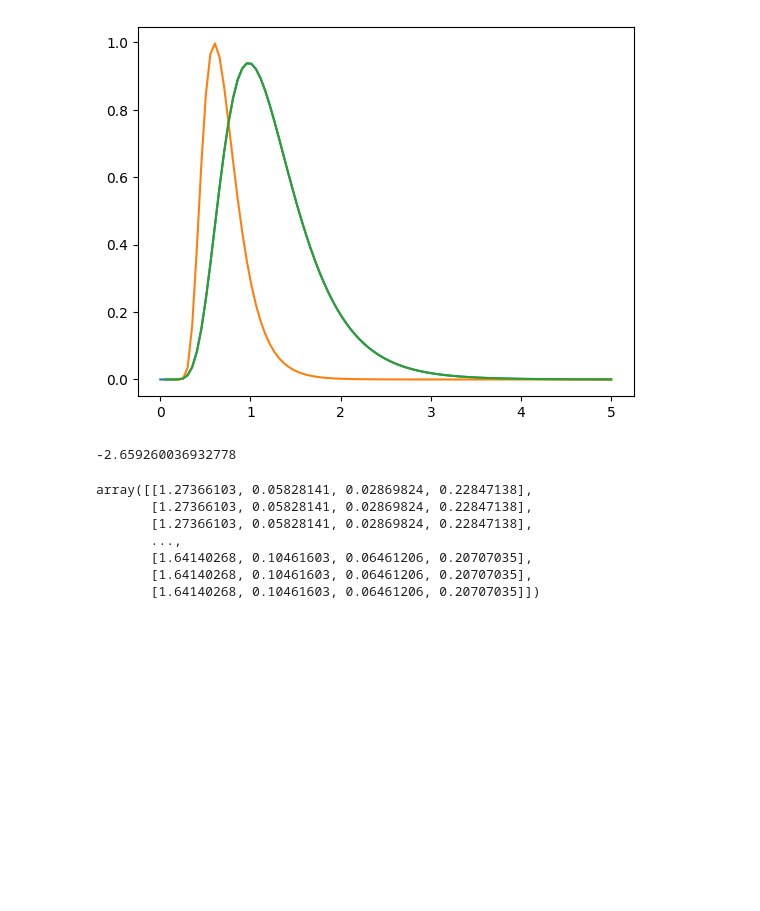
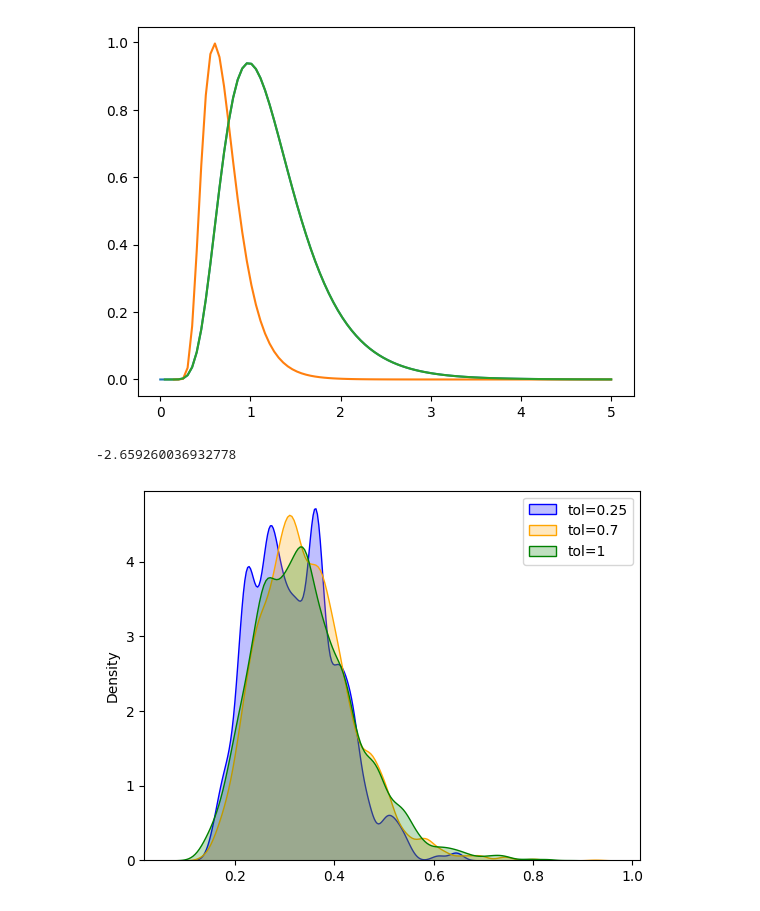
Before and after one commit to mismayil/math414-project, a Jupyter notebook: project.ipynb, the cells around one changed output. Saved outputs shown, nothing was run; the diff lists cells and outputs as text; code cells hidden in the pictures; blank space fills up the shorter version.

Commit message:
add data driven proposal impl

```diff
--- a/project.ipynb
+++ b/project.ipynb
@@ -86,14 +86,20 @@ np.log(0.07)
 # %%
 import numpy as np
 
-sample = np.load("data/ph/q5/rw/ph_rw_[tol=0.7]_[N=10000].npy")
+sample_0_25 = np.load("data/ph/q5/rw_lognorm/ph_rw_[tol=0.25]_[N=10000].npy")
+sample_0_7 = np.load("data/ph/q5/rw_lognorm/ph_rw_[tol=0.7]_[N=10000].npy")
+sample_1 = np.load("data/ph/q5/rw_lognorm/ph_rw_[tol=1]_[N=10000].npy")
-# %%
-sample
-# %% [output]
-array([[1.27366103, 0.05828141, 0.02869824, 0.22847138],
-       [1.27366103, 0.05828141, 0.02869824, 0.22847138],
-       [1.27366103, 0.05828141, 0.02869824, 0.22847138],
-       ...,
-       [1.64140268, 0.10461603, 0.06461206, 0.20707035],
-       [1.64140268, 0.10461603, 0.06461206, 0.20707035],
-       [1.64140268, 0.10461603, 0.06461206, 0.20707035]])
+# %%
+import numpy as np
+import seaborn as sns
+import matplotlib.pyplot as plt
+
+# KDE for X1 (marginalizing over X2, X3, X4)
+kde_X1 = sns.kdeplot(sample_0_25[:, 3], fill=True, color='blue', label='tol=0.25')
+kde_X2 = sns.kdeplot(sample_0_7[:, 3], fill=True, color='orange', label='tol=0.7')
+kde_X3 = sns.kdeplot(sample_1[:, 3], fill=True, color='green', label='tol=1')
+
+plt.legend()
+plt.show()
+# %% [output]
+[figure, added]
```
Also changed, not shown: 11 other files.
